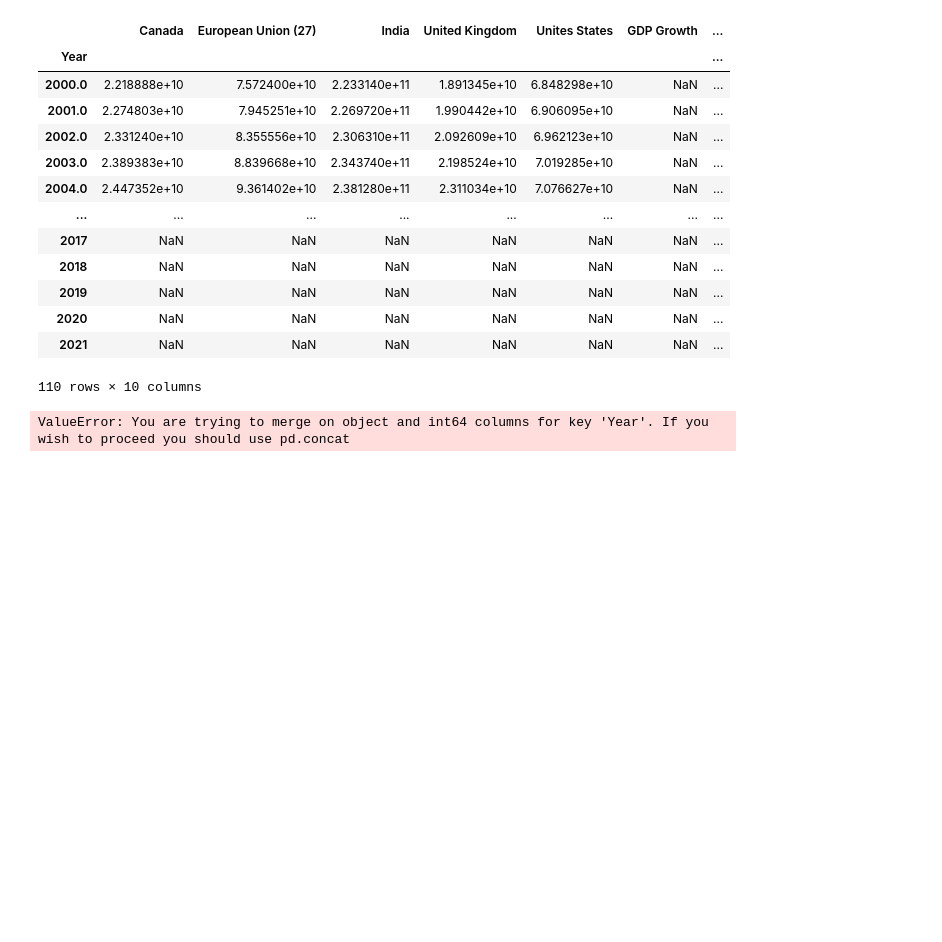
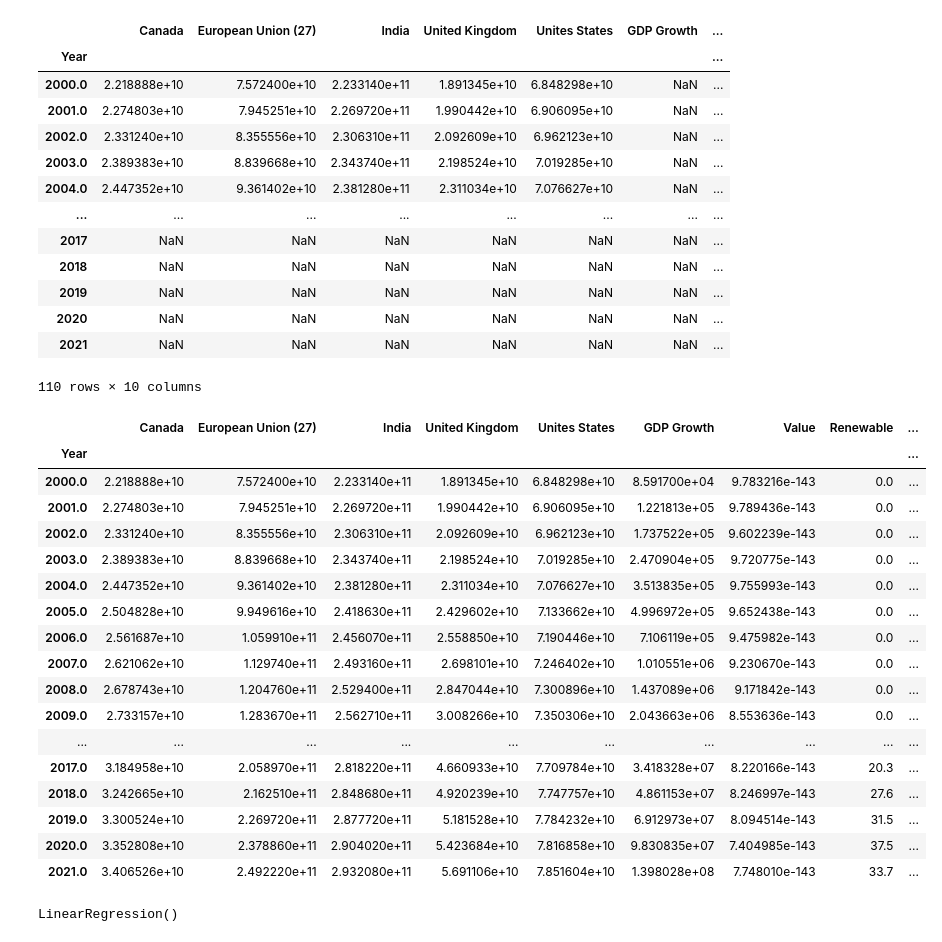
Before and after one commit to SureFoot0/CERA, a Jupyter notebook: MathModel.ipynb, the cells around one changed output. Cells and saved outputs as stored; diff of their text form; code cells hidden in the pictures; blank space fills up the shorter version.

```diff
--- a/MathModel.ipynb
+++ b/MathModel.ipynb
@@ -175,10 +181,28 @@ df
 | 2020 | NaN | NaN | NaN | NaN | NaN | NaN | ... |
 | 2021 | NaN | NaN | NaN | NaN | NaN | NaN | ... |
 110 rows × 10 columns
-# %%
-df1 = pd.merge(Y_t, EI_t, on = "Year")
-df2 = pd.merge(POP_t, EI_t, on = "Year")
-df = pd.merge(df1, df2)
-df.head()
-# %% [output]
-ValueError: You are trying to merge on object and int64 columns for key 'Year'. If you wish to proceed you should use pd.concat
+# %%
+df = pd.merge(Y_t, GDP_t, on="Year")
+df = pd.merge(df, EI_t, on="Year")
+df = pd.merge(df, REN_t, on="Year")
+# %%
+df
+# %% [output]
+|  | Canada | European Union (27) | India | United Kingdom | Unites States | GDP Growth | Value | Renewable | ... |
+| Year |  |  |  |  |  |  |  |  | ... |
+| 2000.0 | 2.218888e+10 | 7.572400e+10 | 2.233140e+11 | 1.891345e+10 | 6.848298e+10 | 8.591700e+04 | 9.783216e-143 | 0.0 | ... |
+| 2001.0 | 2.274803e+10 | 7.945251e+10 | 2.269720e+11 | 1.990442e+10 | 6.906095e+10 | 1.221813e+05 | 9.789436e-143 | 0.0 | ... |
+| 2002.0 | 2.331240e+10 | 8.355556e+10 | 2.306310e+11 | 2.092609e+10 | 6.962123e+10 | 1.737522e+05 | 9.602239e-143 | 0.0 | ... |
+| 2003.0 | 2.389383e+10 | 8.839668e+10 | 2.343740e+11 | 2.198524e+10 | 7.019285e+10 | 2.470904e+05 | 9.720775e-143 | 0.0 | ... |
+| 2004.0 | 2.447352e+10 | 9.361402e+10 | 2.381280e+11 | 2.311034e+10 | 7.076627e+10 | 3.513835e+05 | 9.755993e-143 | 0.0 | ... |
+| 2005.0 | 2.504828e+10 | 9.949616e+10 | 2.418630e+11 | 2.429602e+10 | 7.133662e+10 | 4.996972e+05 | 9.652438e-143 | 0.0 | ... |
+| 2006.0 | 2.561687e+10 | 1.059910e+11 | 2.456070e+11 | 2.558850e+10 | 7.190446e+10 | 7.106119e+05 | 9.475982e-143 | 0.0 | ... |
+| 2007.0 | 2.621062e+10 | 1.129740e+11 | 2.493160e+11 | 2.698101e+10 | 7.246402e+10 | 1.010551e+06 | 9.230670e-143 | 0.0 | ... |
+| 2008.0 | 2.678743e+10 | 1.204760e+11 | 2.529400e+11 | 2.847044e+10 | 7.300896e+10 | 1.437089e+06 | 9.171842e-143 | 0.0 | ... |
+| 2009.0 | 2.733157e+10 | 1.283670e+11 | 2.562710e+11 | 3.008266e+10 | 7.350306e+10 | 2.043663e+06 | 8.553636e-143 | 0.0 | ... |
+| ... | ... | ... | ... | ... | ... | ... | ... | ... | ... |
+| 2017.0 | 3.184958e+10 | 2.058970e+11 | 2.818220e+11 | 4.660933e+10 | 7.709784e+10 | 3.418328e+07 | 8.220166e-143 | 20.3 | ... |
+| 2018.0 | 3.242665e+10 | 2.162510e+11 | 2.848680e+11 | 4.920239e+10 | 7.747757e+10 | 4.861153e+07 | 8.246997e-143 | 27.6 | ... |
+| 2019.0 | 3.300524e+10 | 2.269720e+11 | 2.877720e+11 | 5.181528e+10 | 7.784232e+10 | 6.912973e+07 | 8.094514e-143 | 31.5 | ... |
+| 2020.0 | 3.352808e+10 | 2.378860e+11 | 2.904020e+11 | 5.423684e+10 | 7.816858e+10 | 9.830835e+07 | 7.404985e-143 | 37.5 | ... |
+| 2021.0 | 3.406526e+10 | 2.492220e+11 | 2.932080e+11 | 5.691106e+10 | 7.851604e+10 | 1.398028e+08 | 7.748010e-143 | 33.7 | ... |
@@ -184,0 +218,4 @@ ValueError: You are trying to merge on object and int64 columns for key 'Year'.
+# %%
+lm.fit(X_train,y_train)
+# %% [output]
+LinearRegression()
```
Also changed, not shown: parts of 5 cells of this notebook.
